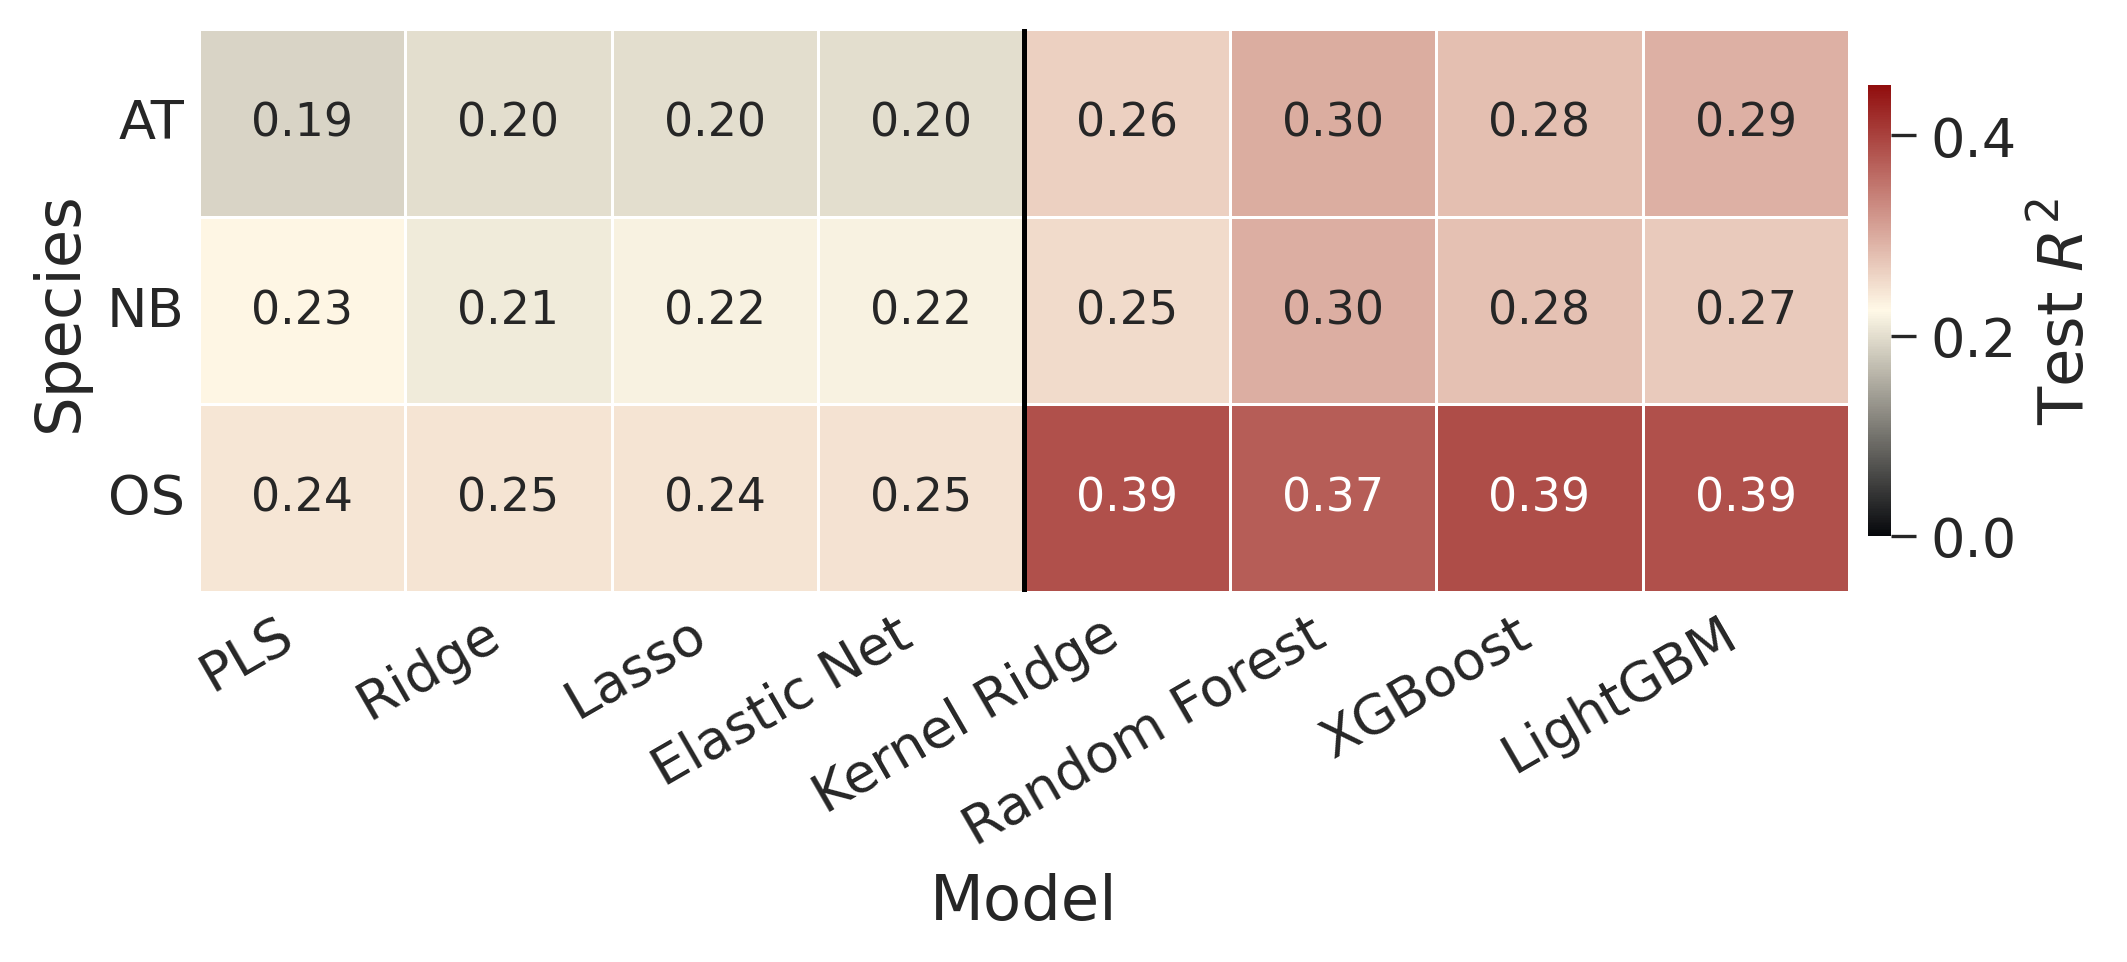
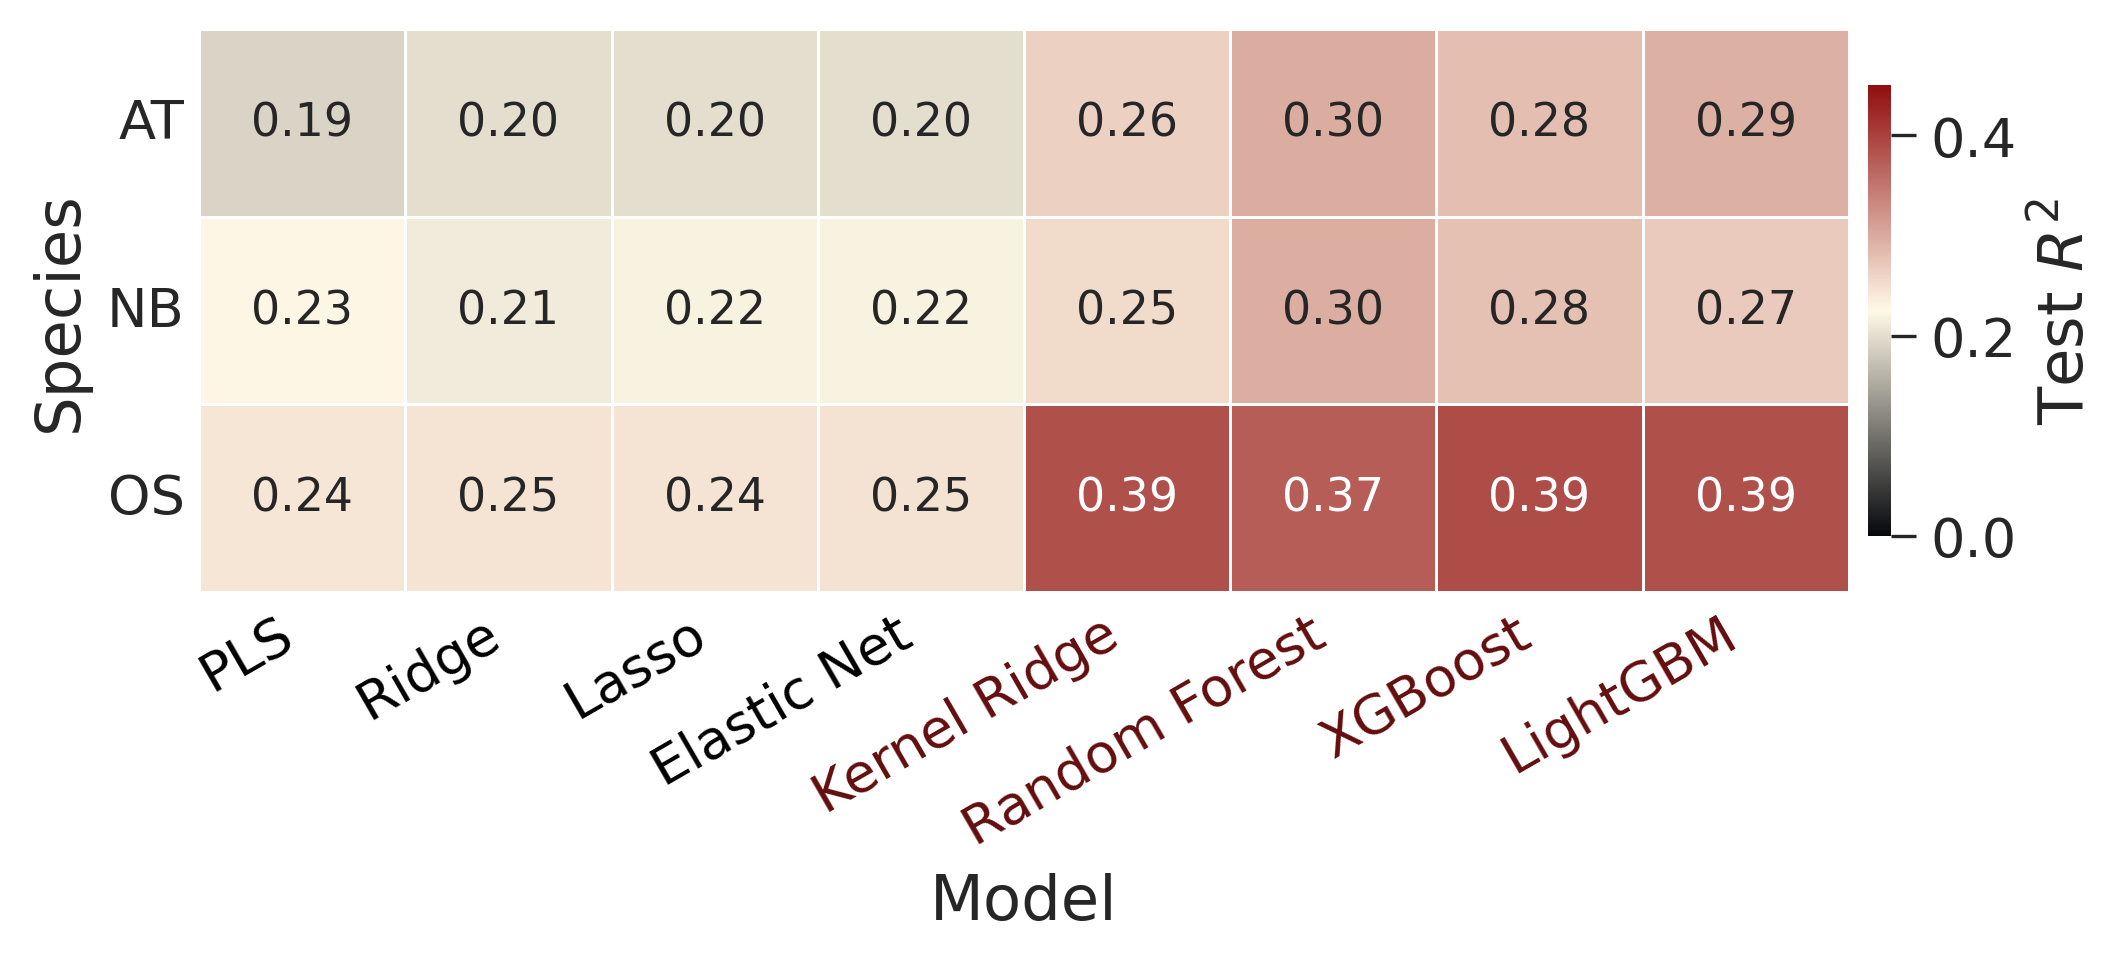
Unified diff of the notebook cell whose output changed from the first chart to the second:
--- before
+++ after
@@ -2,4 +2,8 @@
 # Figure: Tuned Test R2 heatmap
 # ============================================
+model_text_palette = {
+    "linear": "#000000",
+    "nonlinear": "#630D0D",
+}
 
 heatmap_df = (
@@ -50,9 +54,9 @@
 
 # separator between Linear and Nonlinear models
-ax.axvline(
-    len(linear_models),
-    color="black",
-    lw=1.2,
-)
+# ax.axvline(
+#     len(linear_models),
+#     color="black",
+#     lw=1.2,
+# )
 
 format_axis(
@@ -68,4 +72,10 @@
 )
 
+for tick_label, model in zip(ax.get_xticklabels(), model_order):
+    if model in linear_models:
+        tick_label.set_color(model_text_palette["linear"])
+    else:
+        tick_label.set_color(model_text_palette["nonlinear"])
+
 ax.set_yticklabels(
     ax.get_yticklabels(),

Commit: up